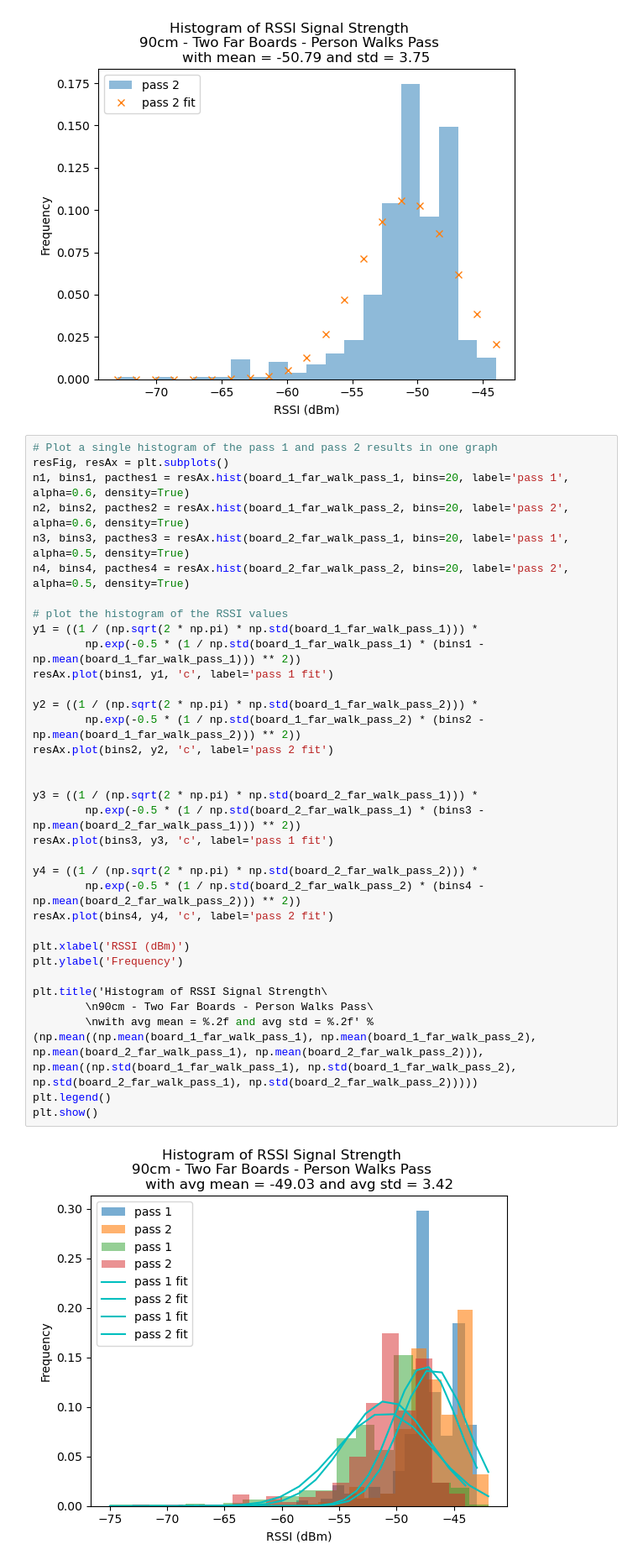
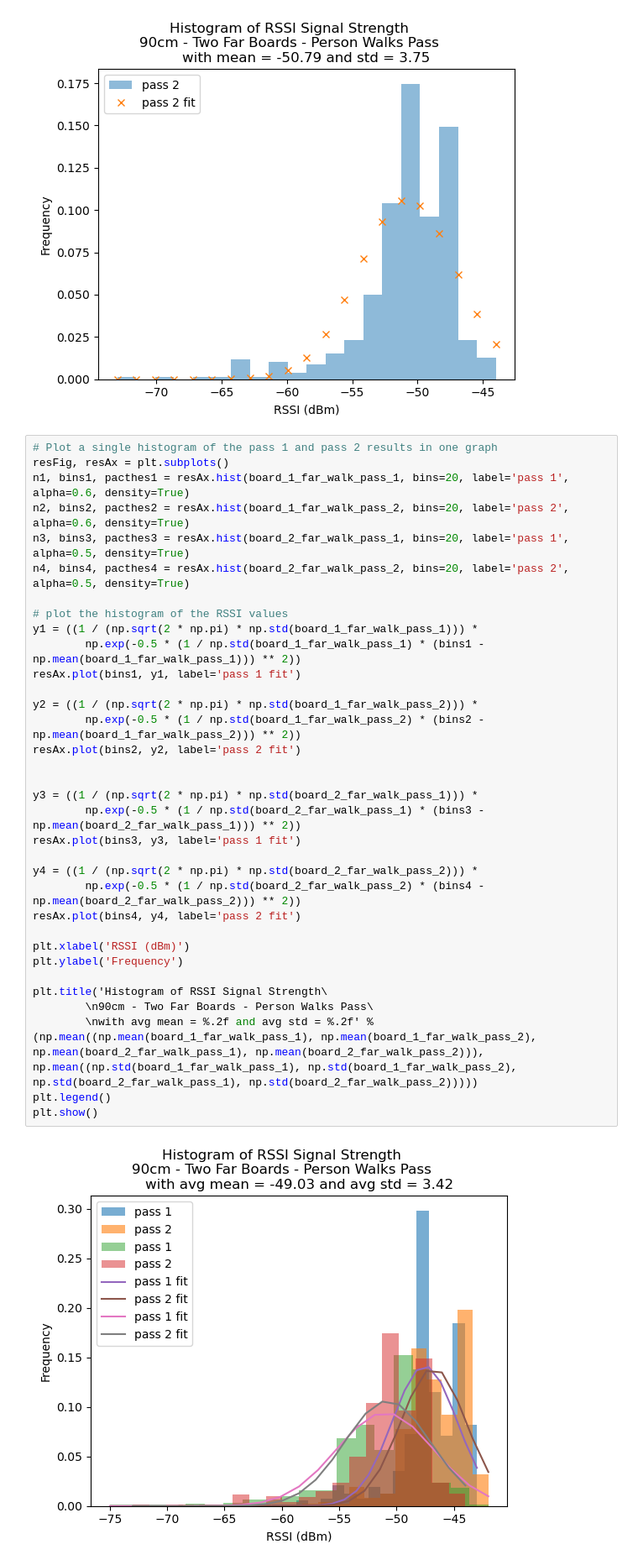
Before and after one commit to SuP3RM/Foot-Traffic, a Jupyter notebook: graphs.ipynb, the cells around one changed output. Shown at 84% size. Cells and saved outputs as stored; diff of their text form.

```diff
--- a/graphs.ipynb
+++ b/graphs.ipynb
@@ -916,35 +916,35 @@ plt.show()
 # Plot a single histogram of the pass 1 and pass 2 results in one graph
 resFig, resAx = plt.subplots()
 n1, bins1, pacthes1 = resAx.hist(board_1_far_walk_pass_1, bins=20, label='pass 1', alpha=0.6, density=True)
 n2, bins2, pacthes2 = resAx.hist(board_1_far_walk_pass_2, bins=20, label='pass 2', alpha=0.6, density=True)
 n3, bins3, pacthes3 = resAx.hist(board_2_far_walk_pass_1, bins=20, label='pass 1', alpha=0.5, density=True)
 n4, bins4, pacthes4 = resAx.hist(board_2_far_walk_pass_2, bins=20, label='pass 2', alpha=0.5, density=True)
 
 # plot the histogram of the RSSI values
 y1 = ((1 / (np.sqrt(2 * np.pi) * np.std(board_1_far_walk_pass_1))) *
         np.exp(-0.5 * (1 / np.std(board_1_far_walk_pass_1) * (bins1 - np.mean(board_1_far_walk_pass_1))) ** 2))
-resAx.plot(bins1, y1, 'c', label='pass 1 fit')
+resAx.plot(bins1, y1, label='pass 1 fit')
 
 y2 = ((1 / (np.sqrt(2 * np.pi) * np.std(board_1_far_walk_pass_2))) *
         np.exp(-0.5 * (1 / np.std(board_1_far_walk_pass_2) * (bins2 - np.mean(board_1_far_walk_pass_2))) ** 2))
-resAx.plot(bins2, y2, 'c', label='pass 2 fit')
+resAx.plot(bins2, y2, label='pass 2 fit')
 
 
 y3 = ((1 / (np.sqrt(2 * np.pi) * np.std(board_2_far_walk_pass_1))) *
         np.exp(-0.5 * (1 / np.std(board_2_far_walk_pass_1) * (bins3 - np.mean(board_2_far_walk_pass_1))) ** 2))
-resAx.plot(bins3, y3, 'c', label='pass 1 fit')
+resAx.plot(bins3, y3, label='pass 1 fit')
 
 y4 = ((1 / (np.sqrt(2 * np.pi) * np.std(board_2_far_walk_pass_2))) *
         np.exp(-0.5 * (1 / np.std(board_2_far_walk_pass_2) * (bins4 - np.mean(board_2_far_walk_pass_2))) ** 2))
-resAx.plot(bins4, y4, 'c', label='pass 2 fit')
+resAx.plot(bins4, y4, label='pass 2 fit')
 
 plt.xlabel('RSSI (dBm)')
 plt.ylabel('Frequency')
 
 plt.title('Histogram of RSSI Signal Strength\
         \n90cm - Two Far Boards - Person Walks Pass\
         \nwith avg mean = %.2f and avg std = %.2f' % (np.mean((np.mean(board_1_far_walk_pass_1), np.mean(board_1_far_walk_pass_2), np.mean(board_2_far_walk_pass_1), np.mean(board_2_far_walk_pass_2))), np.mean((np.std(board_1_far_walk_pass_1), np.std(board_1_far_walk_pass_2), np.std(board_2_far_walk_pass_1), np.std(board_2_far_walk_pass_2)))))
 plt.legend()
 plt.show()
 # %% [output]
-[figure, old version]
+[figure, new version]
```
Also changed, not shown: parts of 7 cells of this notebook.
